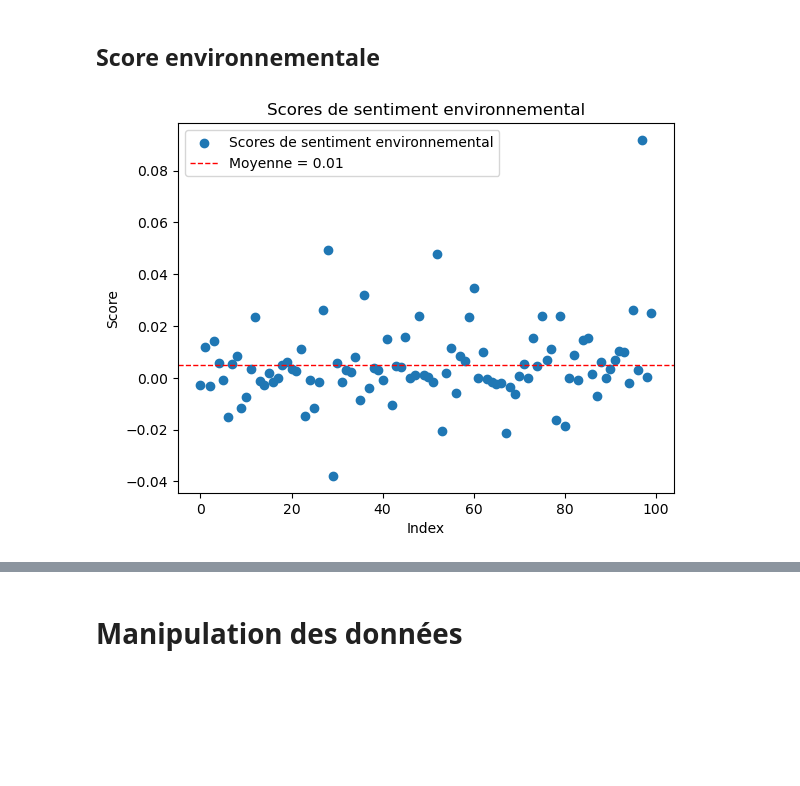
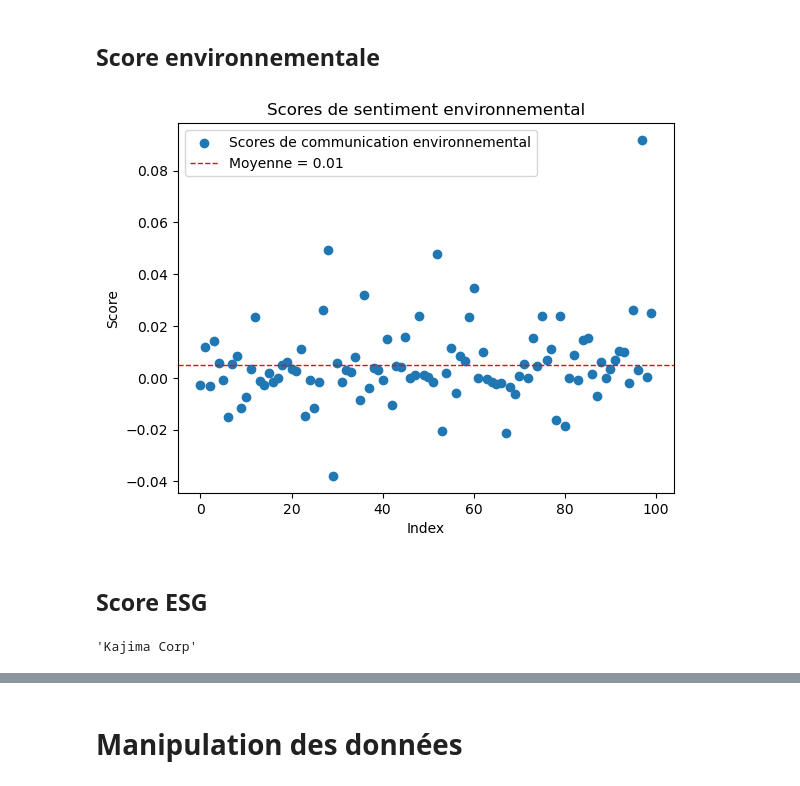
Before and after one commit to tgarnier067/Stat_app, a Jupyter notebook: Econometrie.ipynb, the cells around one changed output, grey strips where cells are left out. Cells and saved outputs as stored; diff of their text form; code cells hidden in the pictures; blank space fills up the shorter version.

Commit message:
Visualisation des données : critères esg et score comm env

```diff
--- a/Econometrie.ipynb
+++ b/Econometrie.ipynb
@@ -120,24 +131,31 @@ filtered_esg_data.head()
 # %%
 import matplotlib.pyplot as plt
 
 # Données à tracer
 x = range(100)
 y = env_comm_score['environmental_sentiment_score']
 
 # Tracer le nuage de points
-plt.scatter(x, y, label='Scores de sentiment environnemental')
+plt.scatter(x, y, label='Scores de communication environnemental')
 
 # Calculer et tracer la moyenne
 mean_environmental_sentiment_score = env_comm_score['environmental_sentiment_score'].mean()
 plt.axhline(mean_environmental_sentiment_score, color='red', linestyle='dashed', linewidth=1, label=f'Moyenne = {mean_environmental_sentiment_score:.2f}')
 
 # Ajouter des titres et des labels
 plt.title('Scores de sentiment environnemental')
 plt.xlabel('Index')
 plt.ylabel('Score')
 plt.legend()
 
 # Afficher le graphique
 plt.show()
 # %% [output]
-[figure, old version]
+[figure, new version]
+# %% [markdown]
+## Score ESG
+# %%
+visu_esg_company = summarized_data['Company'].iloc[1]
+visu_esg_company
+# %% [output]
+'Kajima Corp'
```
Also changed, not shown: parts of 3 cells of this notebook.
